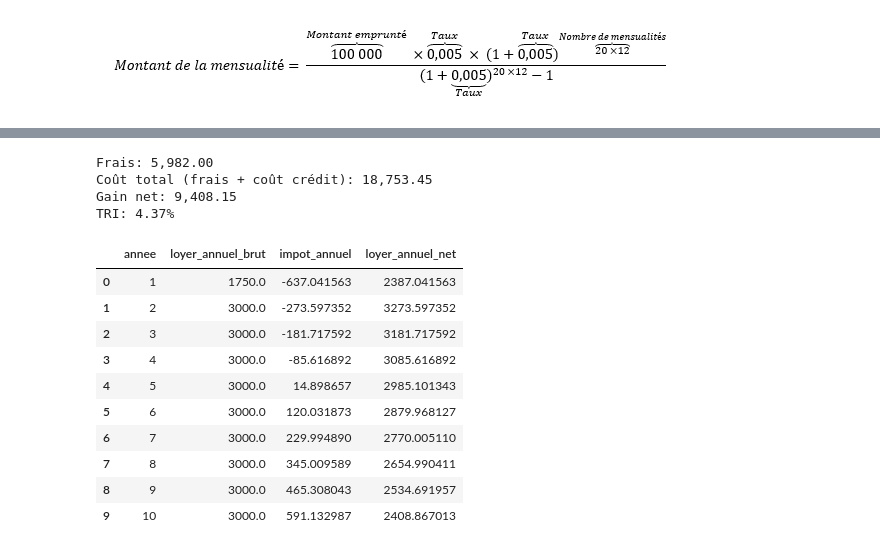
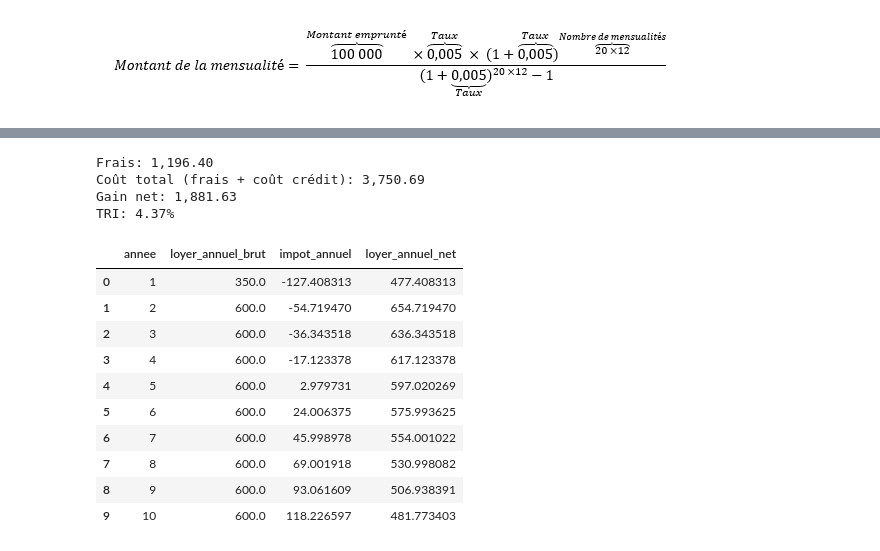
Before and after one commit to benoit-cty/simulateur_investissement, a Jupyter notebook: simu_scpi.ipynb, the cells around one changed output, grey strips where cells are left out. Saved outputs shown, nothing was run; the diff lists cells and outputs as text; code cells hidden in the pictures.

```diff
--- a/simu_scpi.ipynb
+++ b/simu_scpi.ipynb
@@ -215,5 +160,5 @@ Coût du crédit: 5,929.06 €
 # %%
-credit = Credit(50_000, 10*12, 4.5, 0, 0)
+credit = Credit(10_000, 10*12, 4.5, 0, 0)
 credit.calculer_mensualite()
 df = credit.historique
 print(f"Coût du crédit: {credit.cout_total:,.2f} €")
@@ -389,27 +330,27 @@ class InvestissementNuePropriete(SCPI):
 # %%
 scpi_credit = InvestissementCredit(**all_scpi["corum-origin"])
-df = scpi_credit.calculer_rendement(nb_annees=10, montant_investi=50_000, taux_emprunt=4.5, assurance_taux=0, frais_dossier=0)
+df = scpi_credit.calculer_rendement(nb_annees=10, montant_investi=10_000, taux_emprunt=4.5, assurance_taux=0, frais_dossier=0)
 print(f"Frais: {scpi_credit.total_frais:,.2f}")
 print(f"Coût total (frais + coût crédit): {scpi_credit.cout_total:,.2f}")
 print(f"Gain net: {scpi_credit.gain_net:,.2f}")
 print(f"TRI: {scpi_credit.tri:.2%}")
 scpi_credit.historique_annuel
 # scpi_credit.historique_mensuel
 # %% [output]
-Frais: 5,982.00
-Coût total (frais + coût crédit): 18,753.45
-Gain net: 9,408.15
+Frais: 1,196.40
+Coût total (frais + coût crédit): 3,750.69
+Gain net: 1,881.63
 TRI: 4.37%
 |  | annee | loyer_annuel_brut | impot_annuel | loyer_annuel_net |
-| 0 | 1 | 1750.0 | -637.041563 | 2387.041563 |
-| 1 | 2 | 3000.0 | -273.597352 | 3273.597352 |
-| 2 | 3 | 3000.0 | -181.717592 | 3181.717592 |
-| 3 | 4 | 3000.0 | -85.616892 | 3085.616892 |
-| 4 | 5 | 3000.0 | 14.898657 | 2985.101343 |
-| 5 | 6 | 3000.0 | 120.031873 | 2879.968127 |
-| 6 | 7 | 3000.0 | 229.994890 | 2770.005110 |
-| 7 | 8 | 3000.0 | 345.009589 | 2654.990411 |
-| 8 | 9 | 3000.0 | 465.308043 | 2534.691957 |
-| 9 | 10 | 3000.0 | 591.132987 | 2408.867013 |
+| 0 | 1 | 350.0 | -127.408313 | 477.408313 |
+| 1 | 2 | 600.0 | -54.719470 | 654.719470 |
+| 2 | 3 | 600.0 | -36.343518 | 636.343518 |
+| 3 | 4 | 600.0 | -17.123378 | 617.123378 |
+| 4 | 5 | 600.0 | 2.979731 | 597.020269 |
+| 5 | 6 | 600.0 | 24.006375 | 575.993625 |
+| 6 | 7 | 600.0 | 45.998978 | 554.001022 |
+| 7 | 8 | 600.0 | 69.001918 | 530.998082 |
+| 8 | 9 | 600.0 | 93.061609 | 506.938391 |
+| 9 | 10 | 600.0 | 118.226597 | 481.773403 |
 # %%
 scpi_credit = InvestissementCredit(**all_scpi["coeur-de-regions"])
```
Also changed, not shown: parts of 8 cells of this notebook, 1 other file.
